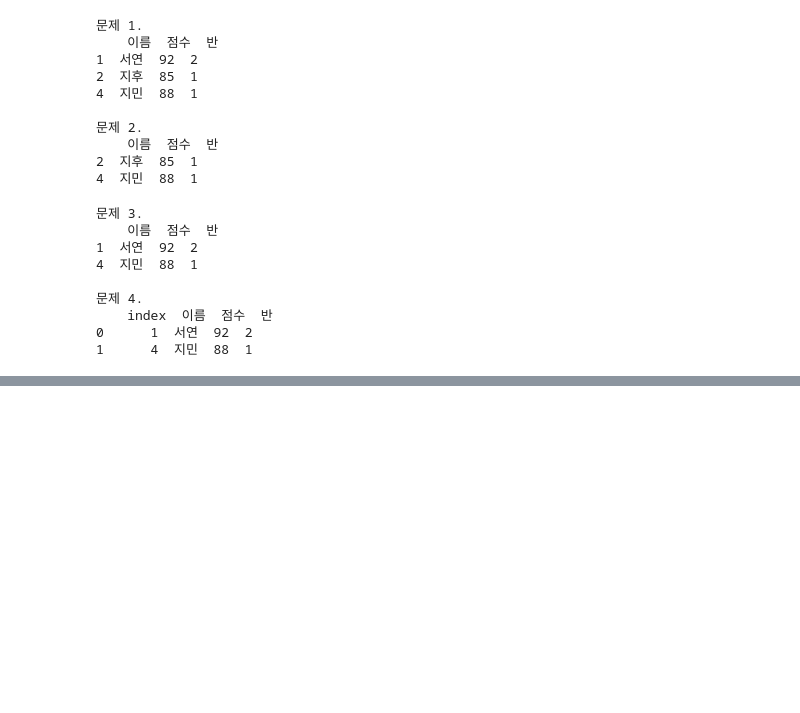
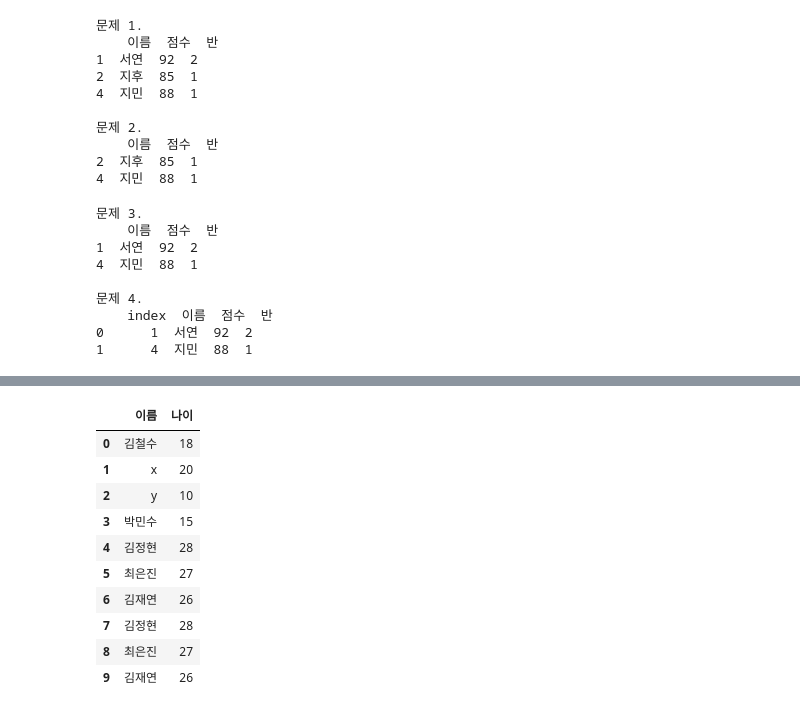
Before and after one commit to kimwjdhyun/KDT_RE_5th_Python, a Jupyter notebook: DataAnalysis/05_pandas.ipynb, the cells around one changed output, grey strips where cells are left out. Cells and saved outputs as stored; diff of their text form; code cells hidden in the pictures; blank space fills up the shorter version.

```diff
--- a/DataAnalysis/05_pandas.ipynb
+++ b/DataAnalysis/05_pandas.ipynb
@@ -205,0 +479,22 @@ print("\n문제 6. \n", mask5.reset_index())
+# %%
+df.loc[1:2, ["이름", "나이"]] = [["x", 20], ["y", 10]]
+df
+
+# 	이름	나이
+# 0	김철수	18
+# 1	x	    20
+# 2	y	    10
+# 3	박민수	15
+# 4	김정현	28
+# %% [output]
+|  | 이름 | 나이 |
+| 0 | 김철수 | 18 |
+| 1 | x | 20 |
+| 2 | y | 10 |
+| 3 | 박민수 | 15 |
+| 4 | 김정현 | 28 |
+| 5 | 최은진 | 27 |
+| 6 | 김재연 | 26 |
+| 7 | 김정현 | 28 |
+| 8 | 최은진 | 27 |
+| 9 | 김재연 | 26 |
```
Also changed, not shown: parts of 26 cells of this notebook.
